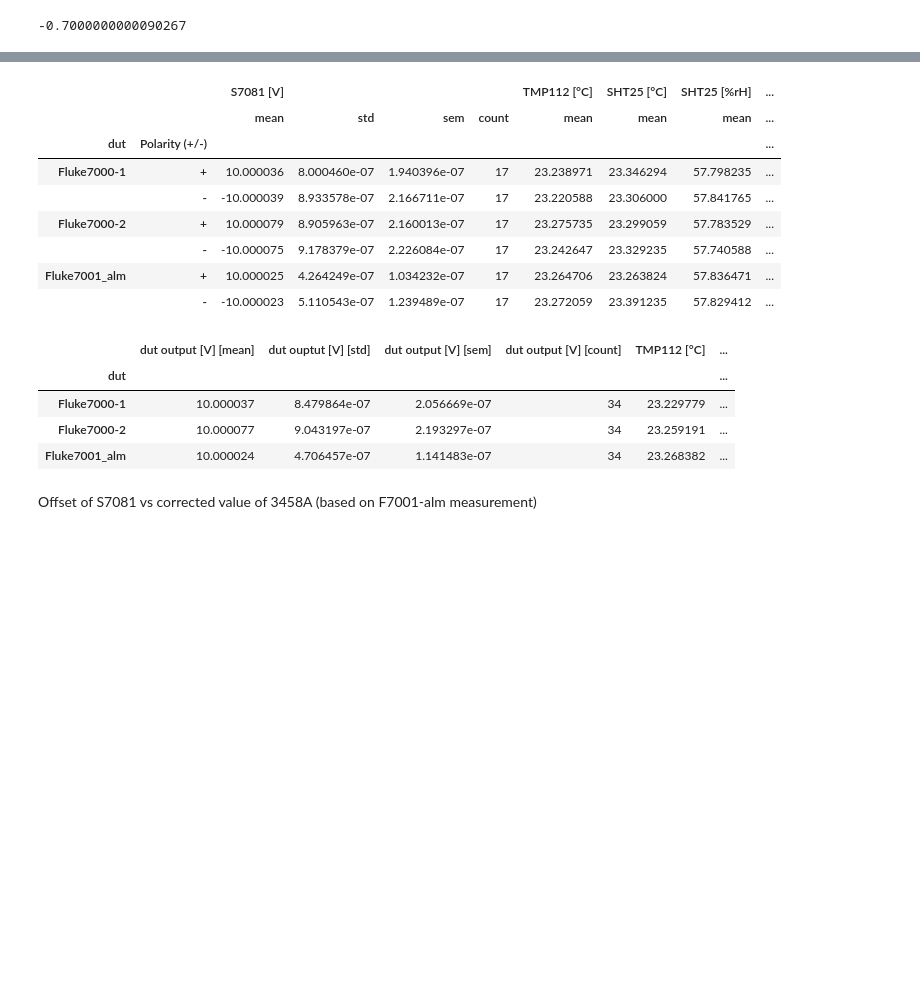
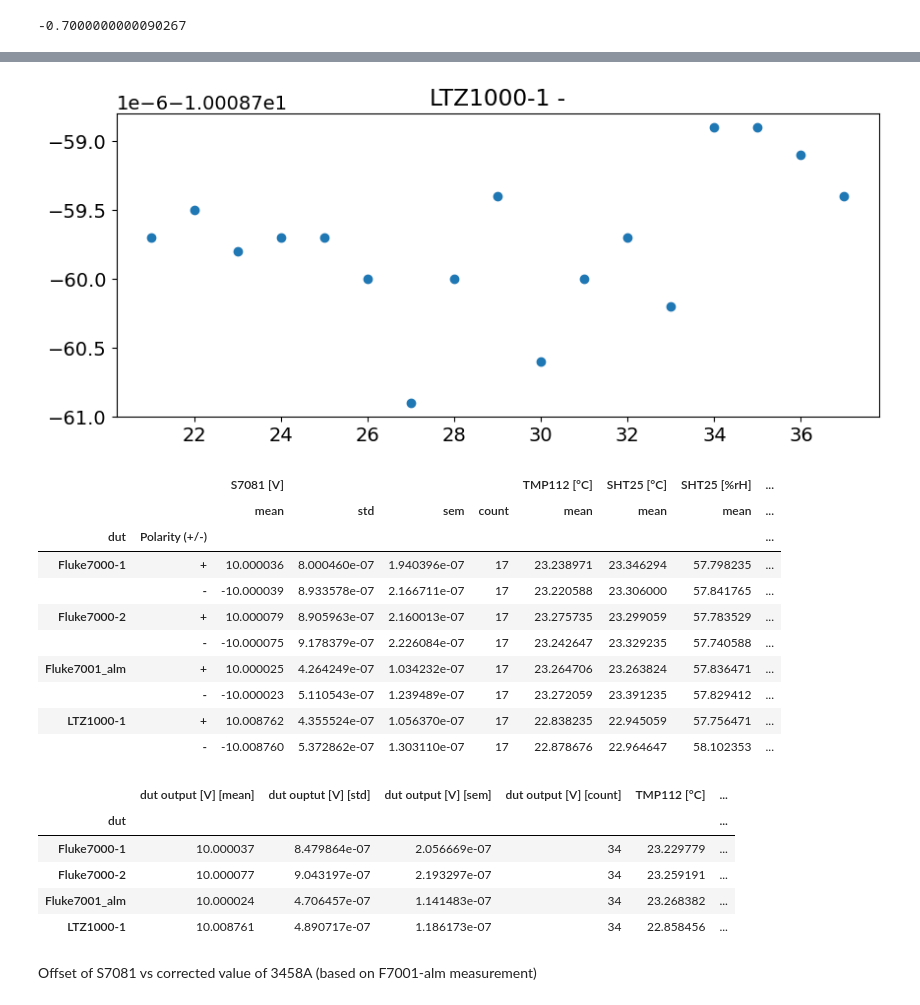
Before and after one commit to alson/metrology-data-analysis, a Jupyter notebook: MMM2023.ipynb, the cells around one changed output, grey strips where cells are left out. Cells and saved outputs as stored; diff of their text form; code cells hidden in the pictures; blank space fills up the shorter version.

Commit message:
MMM2023: Add brief setup description. Add some new DCV data for S7081 and R6581D.

```diff
--- a/MMM2023.ipynb
+++ b/MMM2023.ipynb
@@ -26,7 +44,7 @@ duts = [
 '2-LTZ1000-3-branadic',
 '3-LTZ1000-1-branadic',
 '3-LTZ1000-2-branadic',
-'3-LTZ10`00-3-branadic',
+'3-LTZ1000-3-branadic',
 '3a-F7001-bat-alm-971756543',
 'F7001-alm-971756543',
 'F7001-bat-alm-971756543',
@@ -111,13 +133,14 @@ Drift of F7001-alm compared to MM2022 value as calculated based on 3458A measure
 # %%
-duts = [
-'Fluke7000-1',
-'Fluke7000-2',
-'Fluke7001_alm',
+duts_and_filenames = [
+('Fluke7000-1', 'MMM2023/12112023_Fluke7000-1_S7081.csv'),
+('Fluke7000-2', 'MMM2023/12112023_Fluke7000-2_S7081.csv'),
+('Fluke7001_alm', 'MMM2023/12112023_Fluke7001_alm_S7081.csv'),
+('LTZ1000-1', 'MMM2023/13112023_LTZ1000-1_S7081.csv'),
 ]
 data_both_polarities_list = []
 summed_up_list = []
-for dut in duts:
-    data = pd.read_csv(f'MMM2023/12112023_{dut}_S7081.csv', sep=';', parse_dates=['%date-time'])
+for dut, filename in duts_and_filenames:
+    data = pd.read_csv(filename, sep=';', parse_dates=['%date-time'])
     data[' Polarity (+/-)'] = data['S7081 [V]'].apply(lambda x: '+' if x > 0 else '-')
     pol_counts = data.groupby(' Polarity (+/-)').agg({'%date-time': ['min', 'count']})
     min_idx = pol_counts[('%date-time', 'count')].idxmin()
@@ -152,17 +176,21 @@ display(summed_up_data)
+[figure, added]
 |  |  | S7081 [V] |  |  |  | TMP112 [°C] | SHT25 [°C] | SHT25 [%rH] | ... |
 |  |  | mean | std | sem | count | mean | mean | mean | ... |
 | dut | Polarity (+/-) |  |  |  |  |  |  |  | ... |
 | Fluke7000-1 | + | 10.000036 | 8.000460e-07 | 1.940396e-07 | 17 | 23.238971 | 23.346294 | 57.798235 | ... |
 |  | - | -10.000039 | 8.933578e-07 | 2.166711e-07 | 17 | 23.220588 | 23.306000 | 57.841765 | ... |
 | Fluke7000-2 | + | 10.000079 | 8.905963e-07 | 2.160013e-07 | 17 | 23.275735 | 23.299059 | 57.783529 | ... |
 |  | - | -10.000075 | 9.178379e-07 | 2.226084e-07 | 17 | 23.242647 | 23.329235 | 57.740588 | ... |
 | Fluke7001_alm | + | 10.000025 | 4.264249e-07 | 1.034232e-07 | 17 | 23.264706 | 23.263824 | 57.836471 | ... |
 |  | - | -10.000023 | 5.110543e-07 | 1.239489e-07 | 17 | 23.272059 | 23.391235 | 57.829412 | ... |
+| LTZ1000-1 | + | 10.008762 | 4.355524e-07 | 1.056370e-07 | 17 | 22.838235 | 22.945059 | 57.756471 | ... |
+|  | - | -10.008760 | 5.372862e-07 | 1.303110e-07 | 17 | 22.878676 | 22.964647 | 58.102353 | ... |
 |  | dut output [V] [mean] | dut ouptut [V] [std] | dut output [V] [sem] | dut output [V] [count] | TMP112 [°C] | ... |
 | dut |  |  |  |  |  | ... |
 | Fluke7000-1 | 10.000037 | 8.479864e-07 | 2.056669e-07 | 34 | 23.229779 | ... |
 | Fluke7000-2 | 10.000077 | 9.043197e-07 | 2.193297e-07 | 34 | 23.259191 | ... |
 | Fluke7001_alm | 10.000024 | 4.706457e-07 | 1.141483e-07 | 34 | 23.268382 | ... |
+| LTZ1000-1 | 10.008761 | 4.890717e-07 | 1.186173e-07 | 34 | 22.858456 | ... |
 # %% [markdown]
 Offset of S7081 vs corrected value of 3458A (based on F7001-alm measurement)
 # %%
```
Also changed, not shown: parts of 11 cells of this notebook.
